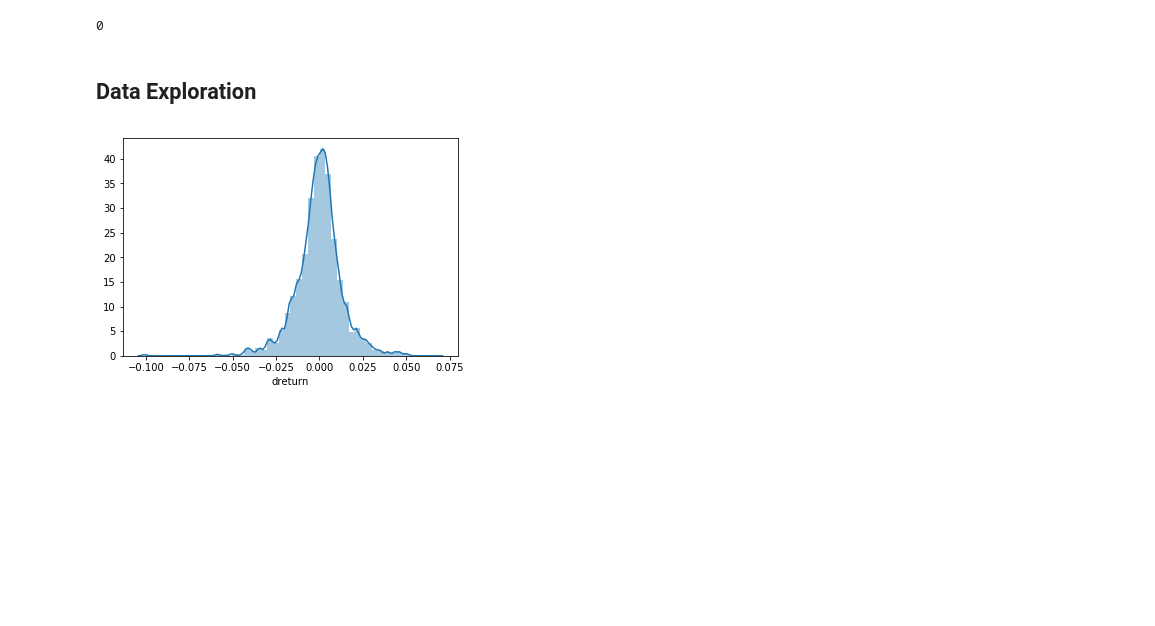
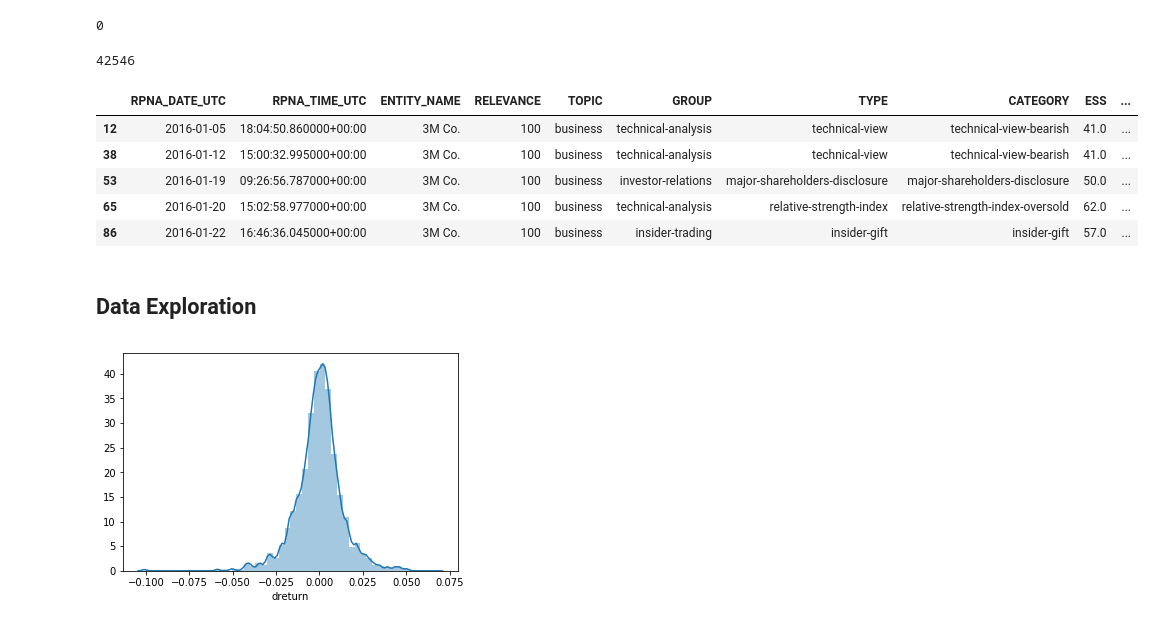
Before and after one commit to nico-busch/PHBS_MLF_2018, a Jupyter notebook: notebook.ipynb, the cells around one changed output. Drawn from its saved outputs; the diff is of its cells as text; code cells hidden in the pictures; blank space fills up the shorter version.

```diff
--- a/notebook.ipynb
+++ b/notebook.ipynb
@@ -208,6 +259,19 @@ df = df.drop((missing_clmns[missing_clmns['Percent'] > 0.25]).index, axis = 1)
 df.isnull().sum().max()
 # %% [output]
 0
+# %%
+len(df)
+# %% [output]
+42546
+# %%
+df.head()
+# %% [output]
+|  | RPNA_DATE_UTC | RPNA_TIME_UTC | ENTITY_NAME | RELEVANCE | TOPIC | GROUP | TYPE | CATEGORY | ESS | ... |
+| 12 | 2016-01-05 | 18:04:50.860000+00:00 | 3M Co. | 100 | business | technical-analysis | technical-view | technical-view-bearish | 41.0 | ... |
+| 38 | 2016-01-12 | 15:00:32.995000+00:00 | 3M Co. | 100 | business | technical-analysis | technical-view | technical-view-bearish | 41.0 | ... |
+| 53 | 2016-01-19 | 09:26:56.787000+00:00 | 3M Co. | 100 | business | investor-relations | major-shareholders-disclosure | major-shareholders-disclosure | 50.0 | ... |
+| 65 | 2016-01-20 | 15:02:58.977000+00:00 | 3M Co. | 100 | business | technical-analysis | relative-strength-index | relative-strength-index-oversold | 62.0 | ... |
+| 86 | 2016-01-22 | 16:46:36.045000+00:00 | 3M Co. | 100 | business | insider-trading | insider-gift | insider-gift | 57.0 | ... |
 # %% [markdown]
 ## Data Exploration
 # %%
```
Also changed, not shown: parts of 25 cells of this notebook.
